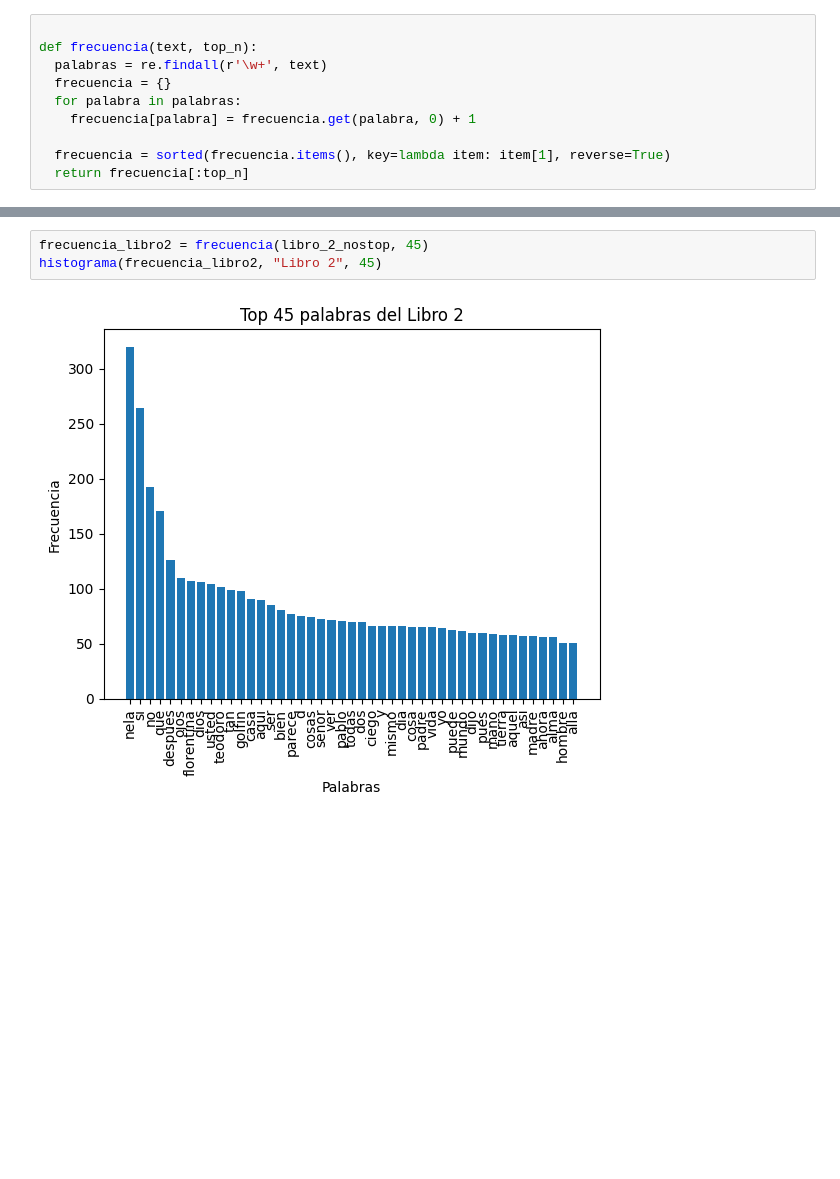
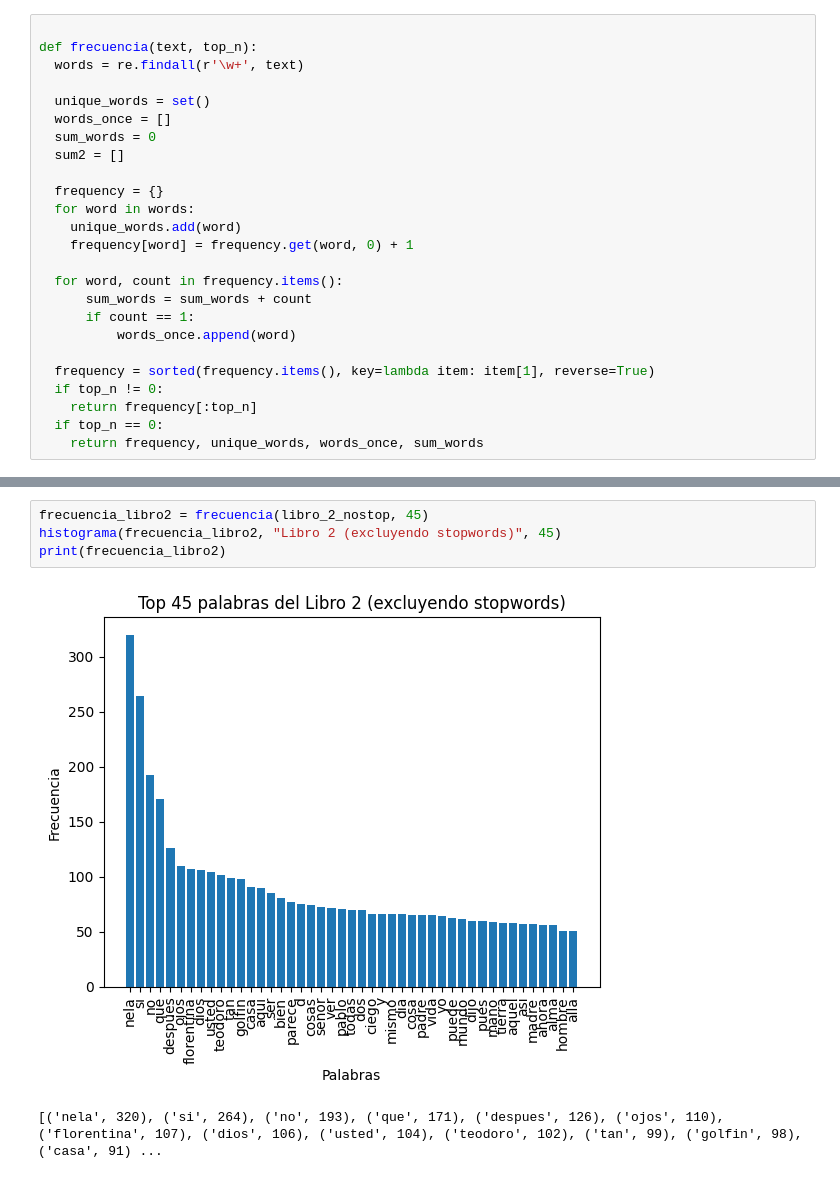
Before and after one commit to IzLuis/Maestria, a Jupyter notebook: Procesamiento de Información/Tareas/Tarea 2/Izquierdo_Luis_Entrega1B2.ipynb, the cells around one changed output, grey strips where cells are left out. Saved outputs shown, nothing was run; the diff lists cells and outputs as text; blank space fills up the shorter version.

```diff
--- a/Procesamiento de Información/Tareas/Tarea 2/Izquierdo_Luis_Entrega1B2.ipynb
+++ b/Procesamiento de Información/Tareas/Tarea 2/Izquierdo_Luis_Entrega1B2.ipynb
@@ -147,10 +119,25 @@ text_5 = re.sub(r"[;:,.\-\"'/\(\)\[\]¿?¡!\{\}~<>|«»-—’\t\n\r]", "", text
 # %%
 
 def frecuencia(text, top_n):
-  palabras = re.findall(r'\w+', text)
-  frecuencia = {}
-  for palabra in palabras:
-    frecuencia[palabra] = frecuencia.get(palabra, 0) + 1
+  words = re.findall(r'\w+', text)
 
-  frecuencia = sorted(frecuencia.items(), key=lambda item: item[1], reverse=True)
-  return frecuencia[:top_n]
+  unique_words = set()
+  words_once = []
+  sum_words = 0
+  sum2 = []
+
+  frequency = {}
+  for word in words:
+    unique_words.add(word)
+    frequency[word] = frequency.get(word, 0) + 1
+
+  for word, count in frequency.items():
+      sum_words = sum_words + count
+      if count == 1:
+          words_once.append(word)
+
+  frequency = sorted(frequency.items(), key=lambda item: item[1], reverse=True)
+  if top_n != 0:
+    return frequency[:top_n]
+  if top_n == 0:
+    return frequency, unique_words, words_once, sum_words
@@ -173,5 +182,7 @@ histograma(frecuencia_libro1, "Libro 1", 45)
 # %%
 frecuencia_libro2 = frecuencia(libro_2_nostop, 45)
-histograma(frecuencia_libro2, "Libro 2", 45)
+histograma(frecuencia_libro2, "Libro 2 (excluyendo stopwords)", 45)
+print(frecuencia_libro2)
 # %% [output]
-[figure, old version]
+[figure, new version]
+[('nela', 320), ('si', 264), ('no', 193), ('que', 171), ('despues', 126), ('ojos', 110), ('florentina', 107), ('dios', 106), ('usted', 104), ('teodoro', 102), ('tan', 99), ('golfin', 98), ('casa', 91) ...
```
Also changed, not shown: parts of 18 cells of this notebook, 5 other files.
